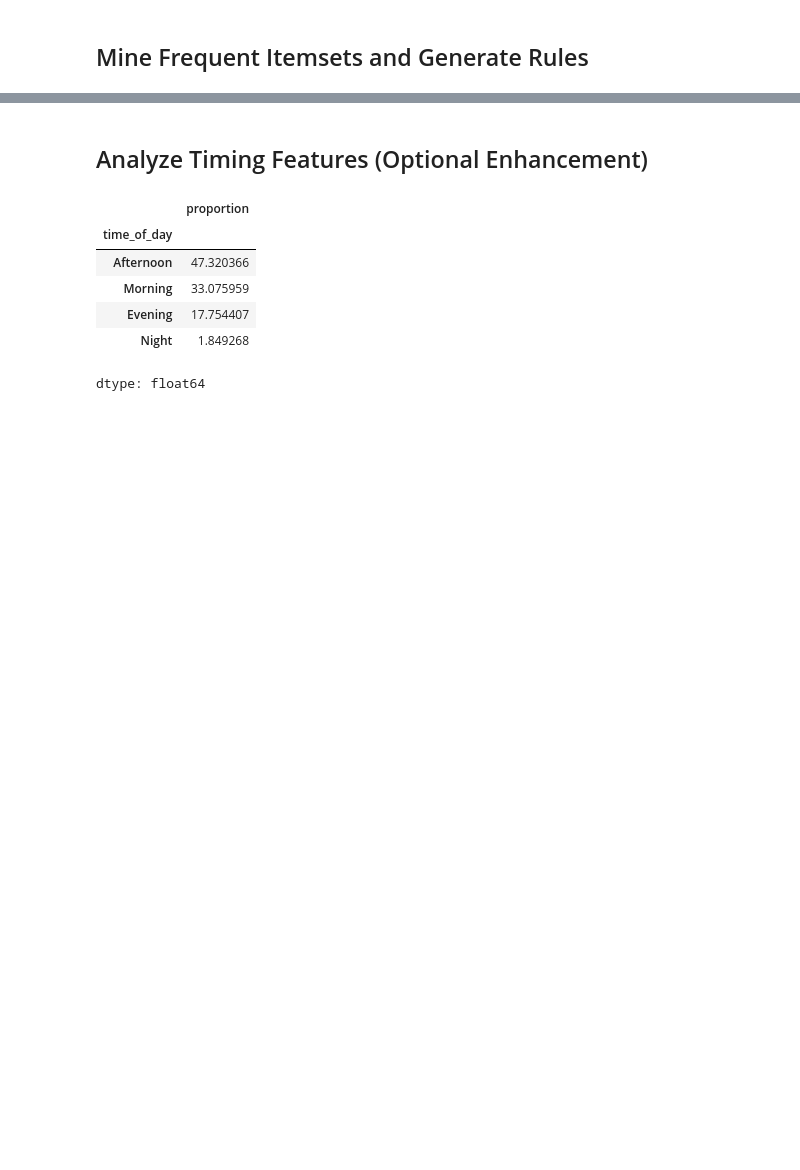
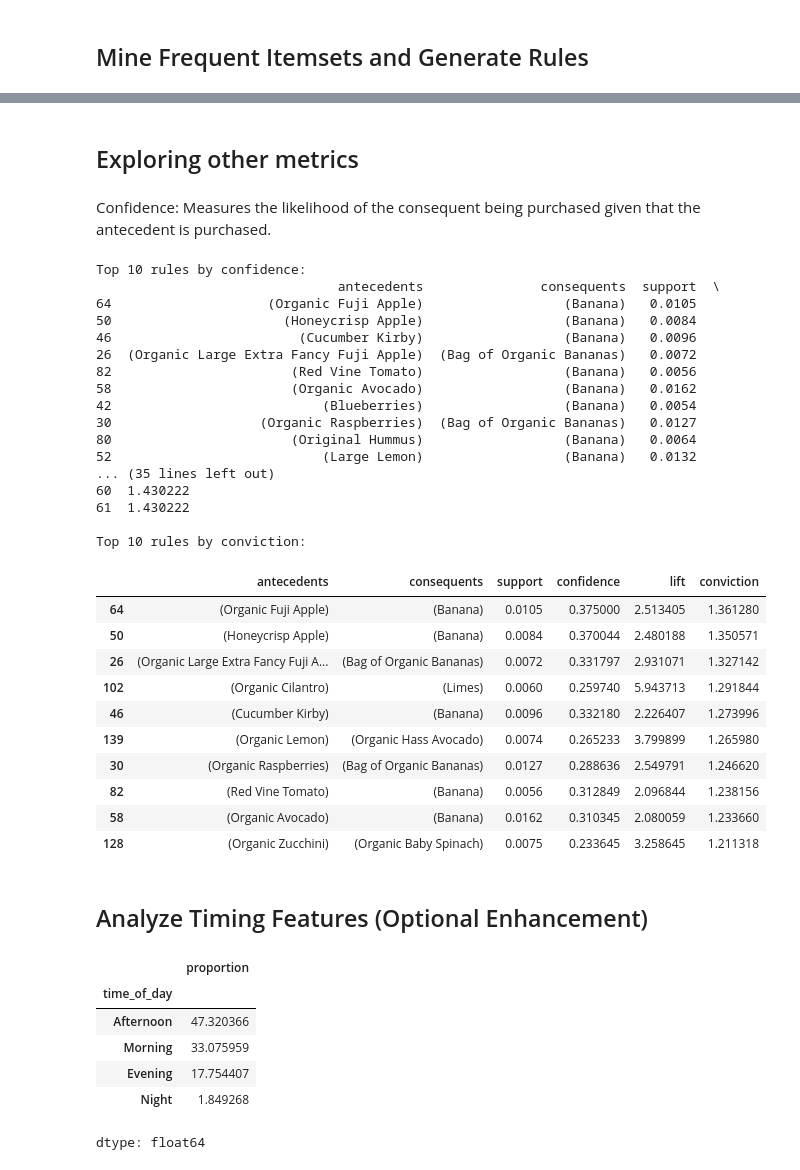
Before and after one commit to JojayD/Instacart_Association_Rule_Mining, a Jupyter notebook: Instacart_Association_Rule_Mining.ipynb, the cells around one changed output, grey strips where cells are left out. Cells and saved outputs as stored; diff of their text form; code cells hidden in the pictures; blank space fills up the shorter version.

Commit message:
Added more metric exploration and filter and validating

```diff
--- a/Instacart_Association_Rule_Mining.ipynb
+++ b/Instacart_Association_Rule_Mining.ipynb
@@ -36,10 +16,8 @@ from mlxtend.frequent_patterns import apriori, association_rules
 from mlxtend.preprocessing import TransactionEncoder
 # %%
 # Load data (Ensure the .csv files are in your environment)
-path = kagglehub.dataset_download("psparks/instacart-market-basket-analysis")
-print("Path to dataset files:", path)
-orders = pd.read_csv(path +'/orders.csv')
-products = pd.read_csv(path +'/products.csv')
-order_products_prior = pd.read_csv(path+'/order_products__prior.csv')
-aisles = pd.read_csv(path+'/aisles.csv')
-departments = pd.read_csv(path +'/departments.csv')
+orders = pd.read_csv('orders.csv')
+products = pd.read_csv('products.csv')
+order_products_prior = pd.read_csv('order_products__prior.csv')
+aisles = pd.read_csv('aisles.csv')
+departments = pd.read_csv('departments.csv')
@@ -78,8 +105,2 @@ basket_df = pd.DataFrame(basket_encoded, columns=te.columns_)
 # %% [markdown]
 ## Mine Frequent Itemsets and Generate Rules
-# %%
-frequent_itemsets = apriori(basket_df, min_support=0.01, use_colnames=True)
-rules = association_rules(frequent_itemsets, metric="lift", min_threshold=1.0)
-
-# Display top 10 rules
-rules[['antecedents', 'consequents', 'support', 'confidence', 'lift']].sort_values(by='lift', ascending=False).head(10)
@@ -98,3 +162,52 @@ rules[['antecedents', 'consequents', 'support', 'confidence', 'lift']].sort_valu
+# %% [markdown]
+## Exploring other metrics
+# %% [markdown]
+Confidence: Measures the likelihood of the consequent being purchased given that the antecedent is purchased.
+# %%
+# Exploring other metrics
+# Confidence: Measures the likelihood of the consequent being purchased given that the antecedent is purchased.
+print("\nTop 10 rules by confidence:")
+top_rules_confidence = best_rules[['antecedents', 'consequents', 'support', 'confidence', 'lift']].sort_values(by='confidence', ascending=False).head(10)
+print(top_rules_confidence)
+
+# Support: Measures the frequency of both antecedent and consequent appearing together in transactions.
+print("\nTop 10 rules by support:")
+top_rules_support = best_rules[['antecedents', 'consequents', 'support', 'confidence', 'lift']].sort_values(by='support', ascending=False).head(10)
+print(top_rules_support)
+
+# Conviction: Measures how much the consequent depends on the antecedent. A high conviction indicates strong dependence.
+print("\nTop 10 rules by conviction:")
+top_rules_conviction = best_rules[['antecedents', 'consequents', 'support', 'confidence', 'lift', 'conviction']].sort_values(by='conviction', ascending=False).head(10)
+top_rules_conviction
+# %% [output]
+Top 10 rules by confidence:
+                               antecedents               consequents  support  \
+64                    (Organic Fuji Apple)                  (Banana)   0.0105
+50                      (Honeycrisp Apple)                  (Banana)   0.0084
+46                        (Cucumber Kirby)                  (Banana)   0.0096
+26  (Organic Large Extra Fancy Fuji Apple)  (Bag of Organic Bananas)   0.0072
+82                       (Red Vine Tomato)                  (Banana)   0.0056
+58                       (Organic Avocado)                  (Banana)   0.0162
+42                           (Blueberries)                  (Banana)   0.0054
+30                   (Organic Raspberries)  (Bag of Organic Bananas)   0.0127
+80                       (Original Hummus)                  (Banana)   0.0064
+52                           (Large Lemon)                  (Banana)   0.0132
+... (35 lines left out)
+60  1.430222
+61  1.430222
+
+Top 10 rules by conviction:
+|  | antecedents | consequents | support | confidence | lift | conviction |
+| 64 | (Organic Fuji Apple) | (Banana) | 0.0105 | 0.375000 | 2.513405 | 1.361280 |
+| 50 | (Honeycrisp Apple) | (Banana) | 0.0084 | 0.370044 | 2.480188 | 1.350571 |
+| 26 | (Organic Large Extra Fancy Fuji A... | (Bag of Organic Bananas) | 0.0072 | 0.331797 | 2.931071 | 1.327142 |
+| 102 | (Organic Cilantro) | (Limes) | 0.0060 | 0.259740 | 5.943713 | 1.291844 |
+| 46 | (Cucumber Kirby) | (Banana) | 0.0096 | 0.332180 | 2.226407 | 1.273996 |
+| 139 | (Organic Lemon) | (Organic Hass Avocado) | 0.0074 | 0.265233 | 3.799899 | 1.265980 |
+| 30 | (Organic Raspberries) | (Bag of Organic Bananas) | 0.0127 | 0.288636 | 2.549791 | 1.246620 |
+| 82 | (Red Vine Tomato) | (Banana) | 0.0056 | 0.312849 | 2.096844 | 1.238156 |
+| 58 | (Organic Avocado) | (Banana) | 0.0162 | 0.310345 | 2.080059 | 1.233660 |
+| 128 | (Organic Zucchini) | (Organic Baby Spinach) | 0.0075 | 0.233645 | 3.258645 | 1.211318 |
 # %% [markdown]
 ## Analyze Timing Features (Optional Enhancement)
 # %%
```
Also changed, not shown: parts of 19 cells of this notebook.
